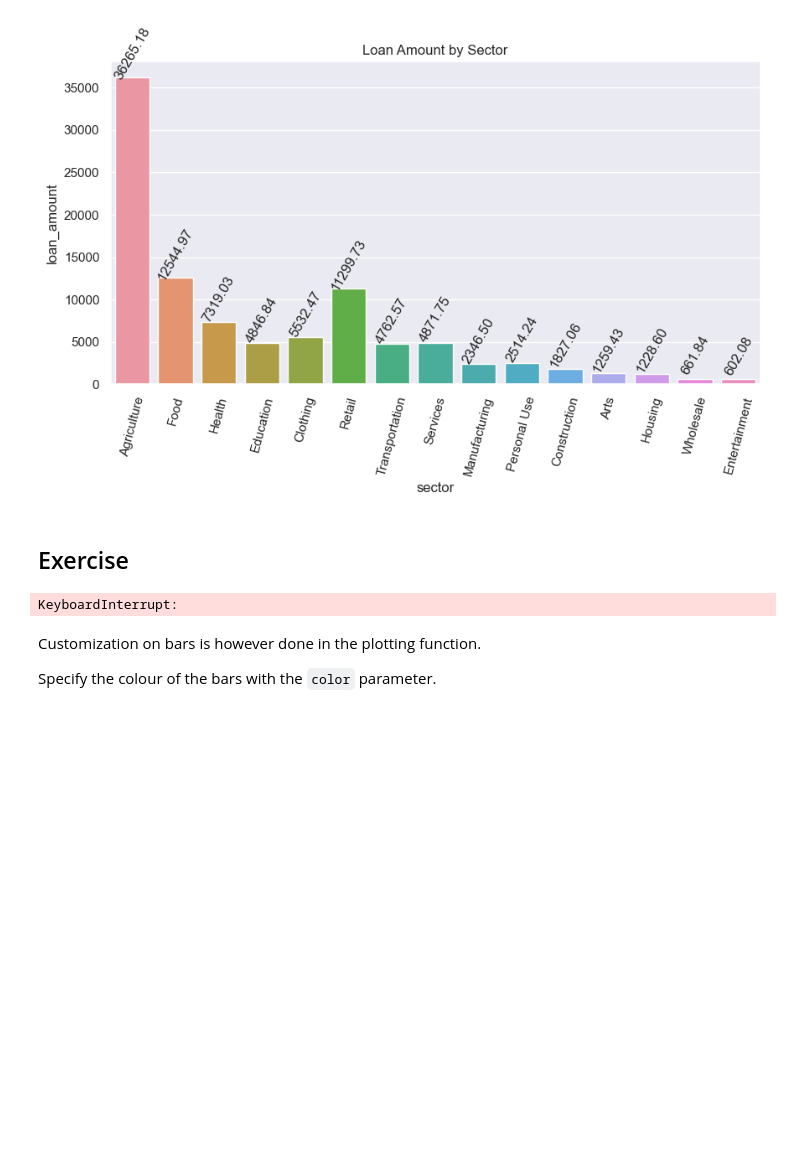
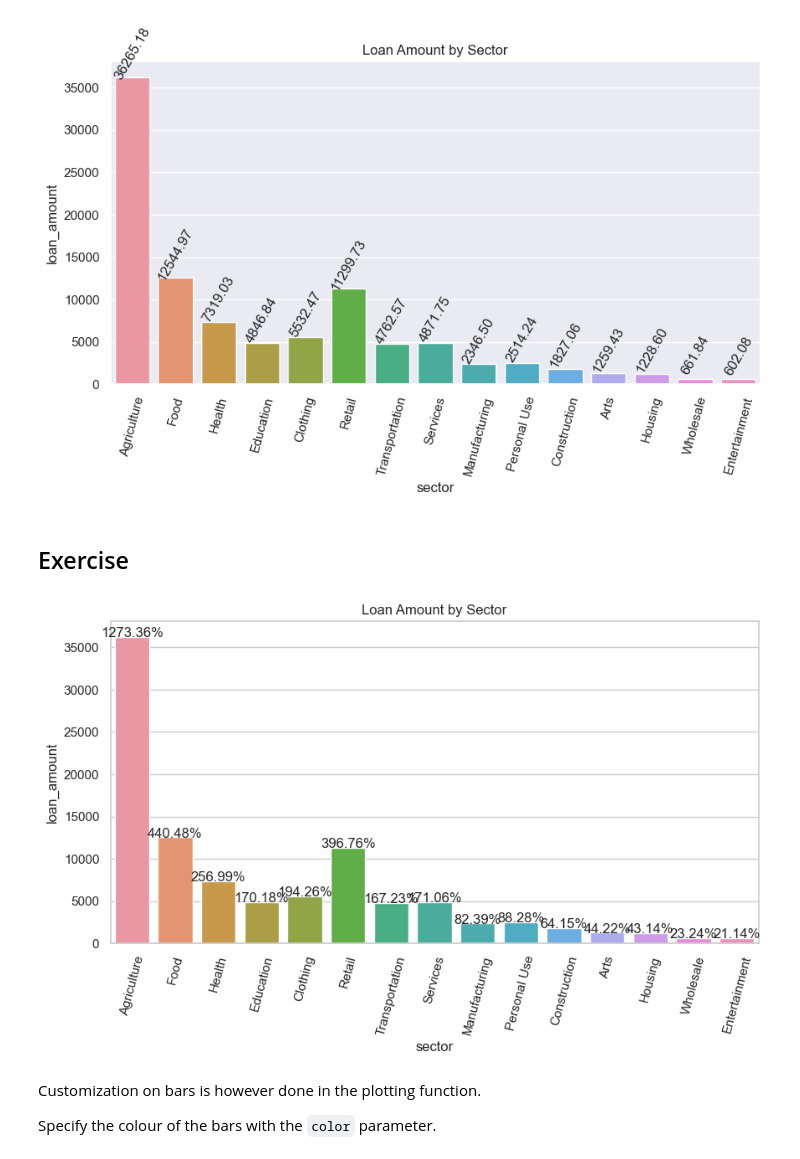
Before and after one commit to RobertMuturi/PYTHON, a Jupyter notebook: SEABORN/Seaborn1 (1).ipynb, the cells around one changed output. Saved outputs shown, nothing was run; the diff lists cells and outputs as text; code cells hidden in the pictures; blank space fills up the shorter version.

Commit message:
Updated Percentage plot cell

```diff
--- a/SEABORN/Seaborn1 (1).ipynb
+++ b/SEABORN/Seaborn1 (1).ipynb
@@ -174,21 +174,25 @@ plt.show()
 [figure]
 # %% [markdown]
 ## Exercise
-# %%
-#try and put percentages
-sns.set(style="whitegrid")
-plt.figure(figsize=(8,5))
-total = float(len(df))
-ax = sns.countplot(x="sector", hue="loan_amount", data=df)
-plt.title('Data provided for each event', fontsize=20)
-for p in ax.patches:
-    percentage = '{:.1f}%'.format(100 * p.get_height()/total)
-    x = p.get_x() + p.get_width()
-    y = p.get_height()
-    ax.annotate(percentage, (x, y),ha='center')
-plt.show()
-# %% [output]
-KeyboardInterrupt:
+# %%
+# put percentages on top of the bars
+# TODO
+plt.figure(figsize = (10,5))
+
+plt.title('Loan Amount by Sector')
+
+plt.xticks(rotation = 75)
+
+ax = sns.barplot(x = 'sector', y = 'loan_amount', data = df, ci = None)
+
+total = len(df['sector'])
+for p in ax.patches:
+    height = p.get_height()
+    ax.text(p.get_x() + p.get_width()/2., height + 3, '{:1.2f}%'.format(100*height/total), ha = 'center')
+
+plt.show()
+# %% [output]
+[figure, added]
 # %% [markdown]
 Customization on bars is however done in the plotting function.
 
```
Also changed, not shown: parts of 1 cell of this notebook.
